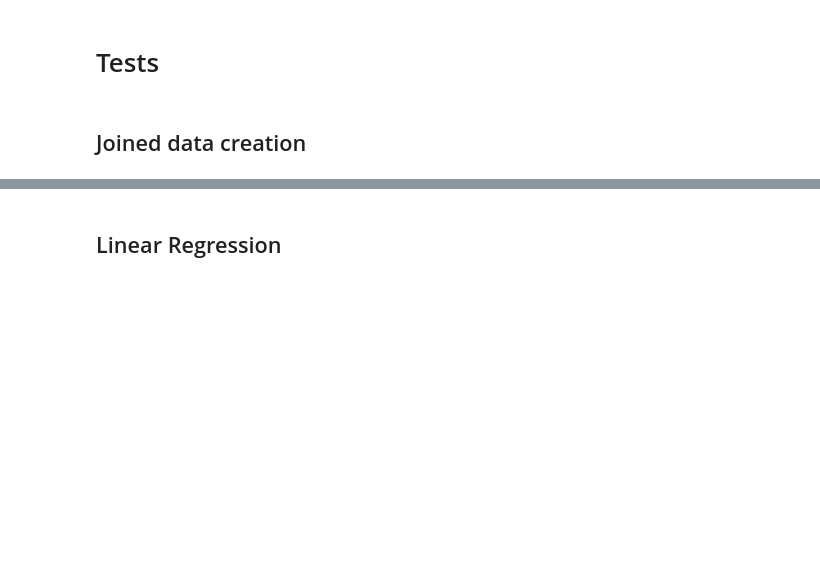
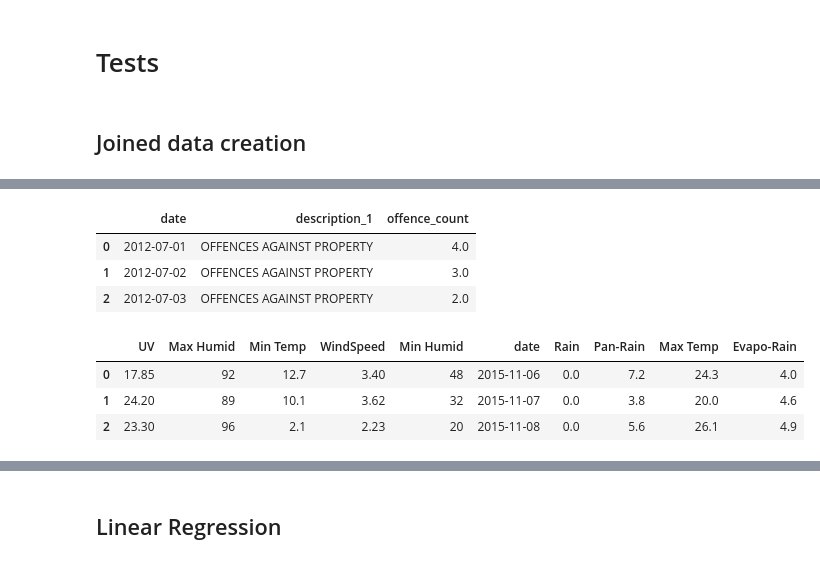
Before and after one commit to jeffphan8816/CloudDataScience, a Jupyter notebook: frontend/crime_vs_weather.ipynb, the cells around one changed output, grey strips where cells are left out. Cells and saved outputs as stored; diff of their text form; code cells hidden in the pictures; blank space fills up the shorter version.

```diff
--- a/frontend/crime_vs_weather.ipynb
+++ b/frontend/crime_vs_weather.ipynb
@@ -77,7 +105,17 @@ df_crime.dtypes
 # %%
-df_crime
+df_crime.head(3)
+# %% [output]
+|  | date | description_1 | offence_count |
+| 0 | 2012-07-01 | OFFENCES AGAINST PROPERTY | 4.0 |
+| 1 | 2012-07-02 | OFFENCES AGAINST PROPERTY | 3.0 |
+| 2 | 2012-07-03 | OFFENCES AGAINST PROPERTY | 2.0 |
 # %%
-df_weather
+df_weather.head(3)
+# %% [output]
+|  | UV | Max Humid | Min Temp | WindSpeed | Min Humid | date | Rain | Pan-Rain | Max Temp | Evapo-Rain |
+| 0 | 17.85 | 92 | 12.7 | 3.40 | 48 | 2015-11-06 | 0.0 | 7.2 | 24.3 | 4.0 |
+| 1 | 24.20 | 89 | 10.1 | 3.62 | 32 | 2015-11-07 | 0.0 | 3.8 | 20.0 | 4.6 |
+| 2 | 23.30 | 96 | 2.1 | 2.23 | 20 | 2015-11-08 | 0.0 | 5.6 | 26.1 | 4.9 |
 # %%
 df = pd.merge(df_weather, df_crime, on='date', how='inner')
 df.shape
```
Also changed, not shown: parts of 19 cells of this notebook, 1 other file.
